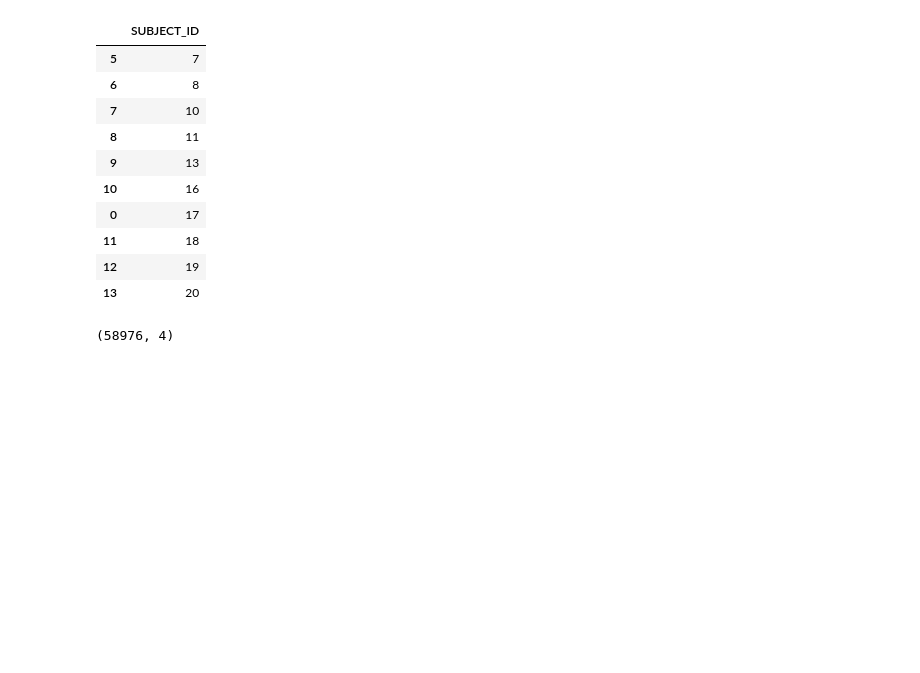
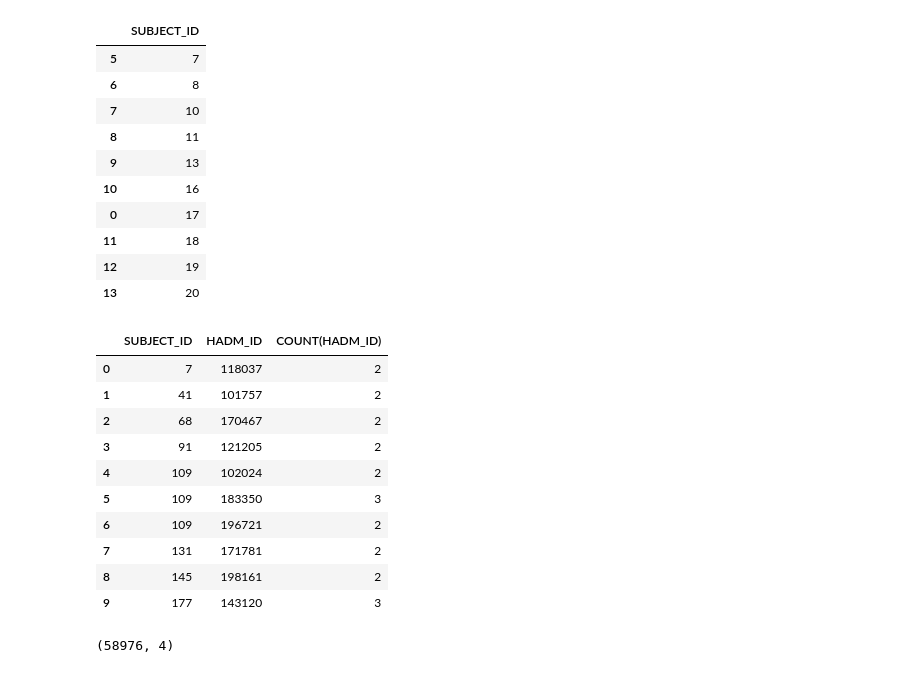
Before and after one commit to kevinmchu/BME590Final, a Jupyter notebook: Design matrix.ipynb, the cells around one changed output. Cells and saved outputs as stored; diff of their text form; code cells hidden in the pictures; blank space fills up the shorter version.

```diff
--- a/Design matrix.ipynb
+++ b/Design matrix.ipynb
@@ -168,6 +159,42 @@ drgcodes_feats = pd.read_sql("""SELECT drg.SUBJECT_ID, HADM_ID, DRG_SEVERITY, DR
                              ON drg.SUBJECT_ID = pat.SUBJECT_ID
                              ORDER BY pat.SUBJECT_ID ASC
                              """, conn)
+# %%
+# Further process information for admissions and ICU stays
+# Calculate length of stay for each admission
+admissions_feats= pd.read_sql("""SELECT adm.SUBJECT_ID, HADM_ID
+                                 FROM admissions adm
+                                 INNER JOIN patients pat
+                                 ON adm.SUBJECT_ID = pat.SUBJECT_ID
+                                 ORDER BY pat.SUBJECT_ID ASC
+                                 """, conn)
+# 'HOS_LOS' is length of stay in HOSPITAL, in seconds ('TimedeltaProperties' object only
+# has days, seconds, microseconds as attributes)
+admissions_feats['HOS_LOS'] = (admissions_info['DISCHTIME'] - admissions_info['ADMITTIME']).dt.seconds
+
+# Only get information from LAST ICU stay from an admission
+# icu_stay_counts = all_icustays['HADM_ID'].value_counts()
+multiple_icu_stays = pd.read_sql("""SELECT icu.SUBJECT_ID, HADM_ID, COUNT(HADM_ID)
+                                    FROM icustays icu
+                                    INNER JOIN patients pat
+                                    ON icu.SUBJECT_ID = pat.SUBJECT_ID
+                                    GROUP BY HADM_ID
+                                    HAVING COUNT(HADM_ID) > 1
+                                    ORDER BY icu.SUBJECT_ID ASC
+                                    """, conn)
+icu_stay_counts[0:10]
+# %% [output]
+|  | SUBJECT_ID | HADM_ID | COUNT(HADM_ID) |
+| 0 | 7 | 118037 | 2 |
+| 1 | 41 | 101757 | 2 |
+| 2 | 68 | 170467 | 2 |
+| 3 | 91 | 121205 | 2 |
+| 4 | 109 | 102024 | 2 |
+| 5 | 109 | 183350 | 3 |
+| 6 | 109 | 196721 | 2 |
+| 7 | 131 | 171781 | 2 |
+| 8 | 145 | 198161 | 2 |
+| 9 | 177 | 143120 | 3 |
 # %%
 print(admissions_info.shape)
 admissions_info.head()
```
Also changed, not shown: parts of 5 cells of this notebook.
